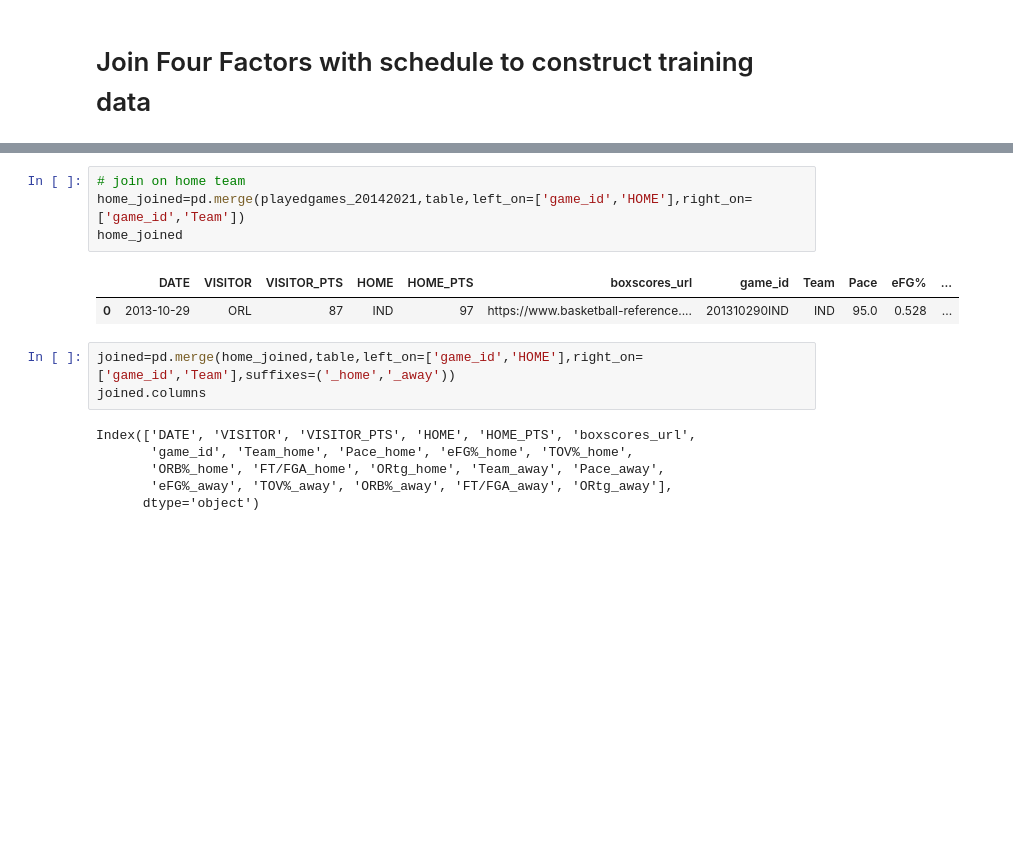
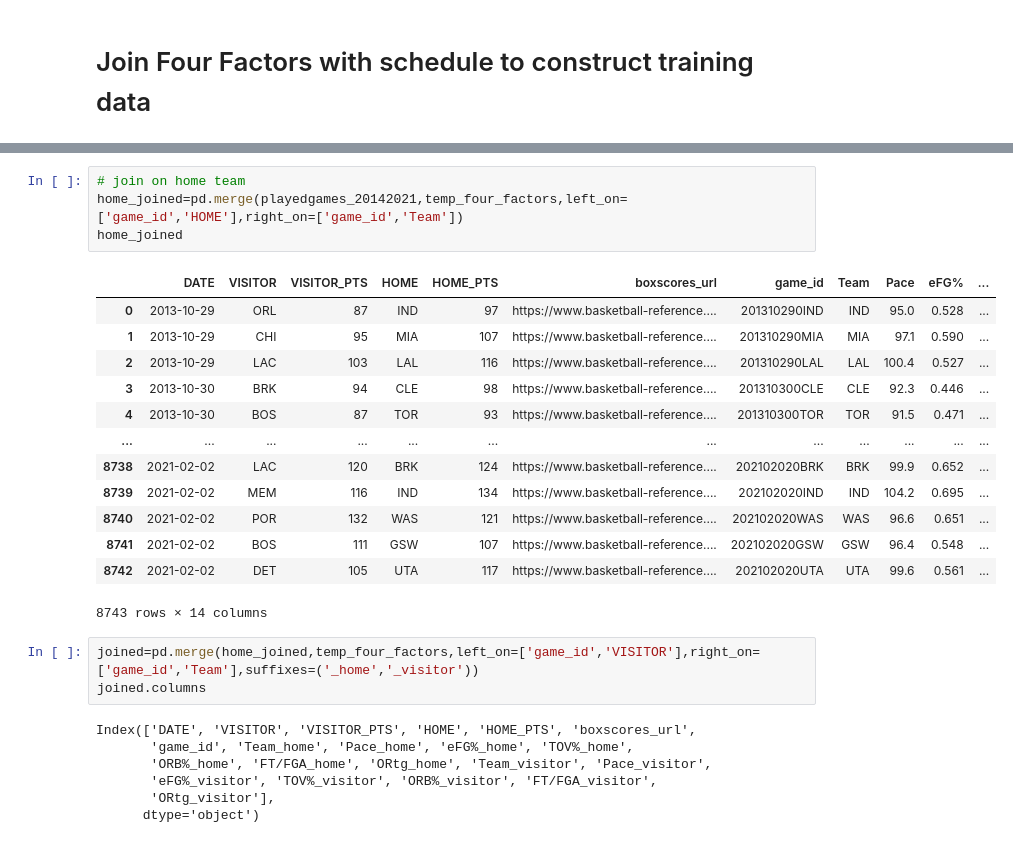
Before and after one commit to JJnotJimmyJohn/NBA_Score_Prediction, a Jupyter notebook: Data.ipynb, the cells around one changed output, grey strips where cells are left out. Saved outputs shown, nothing was run; the diff lists cells and outputs as text; blank space fills up the shorter version.

```diff
--- a/Data.ipynb
+++ b/Data.ipynb
@@ -192,18 +210,30 @@ print(bad_games)
 # %%
 # join on home team
-home_joined=pd.merge(playedgames_20142021,table,left_on=['game_id','HOME'],right_on=['game_id','Team'])
+home_joined=pd.merge(playedgames_20142021,temp_four_factors,left_on=['game_id','HOME'],right_on=['game_id','Team'])
 home_joined
 # %% [output]
 |  | DATE | VISITOR | VISITOR_PTS | HOME | HOME_PTS | boxscores_url | game_id | Team | Pace | eFG% | ... |
 | 0 | 2013-10-29 | ORL | 87 | IND | 97 | https://www.basketball-reference.... | 201310290IND | IND | 95.0 | 0.528 | ... |
+| 1 | 2013-10-29 | CHI | 95 | MIA | 107 | https://www.basketball-reference.... | 201310290MIA | MIA | 97.1 | 0.590 | ... |
+| 2 | 2013-10-29 | LAC | 103 | LAL | 116 | https://www.basketball-reference.... | 201310290LAL | LAL | 100.4 | 0.527 | ... |
+| 3 | 2013-10-30 | BRK | 94 | CLE | 98 | https://www.basketball-reference.... | 201310300CLE | CLE | 92.3 | 0.446 | ... |
+| 4 | 2013-10-30 | BOS | 87 | TOR | 93 | https://www.basketball-reference.... | 201310300TOR | TOR | 91.5 | 0.471 | ... |
+| ... | ... | ... | ... | ... | ... | ... | ... | ... | ... | ... | ... |
+| 8738 | 2021-02-02 | LAC | 120 | BRK | 124 | https://www.basketball-reference.... | 202102020BRK | BRK | 99.9 | 0.652 | ... |
+| 8739 | 2021-02-02 | MEM | 116 | IND | 134 | https://www.basketball-reference.... | 202102020IND | IND | 104.2 | 0.695 | ... |
+| 8740 | 2021-02-02 | POR | 132 | WAS | 121 | https://www.basketball-reference.... | 202102020WAS | WAS | 96.6 | 0.651 | ... |
+| 8741 | 2021-02-02 | BOS | 111 | GSW | 107 | https://www.basketball-reference.... | 202102020GSW | GSW | 96.4 | 0.548 | ... |
+| 8742 | 2021-02-02 | DET | 105 | UTA | 117 | https://www.basketball-reference.... | 202102020UTA | UTA | 99.6 | 0.561 | ... |
+8743 rows × 14 columns
 # %%
-joined=pd.merge(home_joined,table,left_on=['game_id','HOME'],right_on=['game_id','Team'],suffixes=('_home','_away'))
+joined=pd.merge(home_joined,temp_four_factors,left_on=['game_id','VISITOR'],right_on=['game_id','Team'],suffixes=('_home','_visitor'))
 joined.columns
 # %% [output]
 Index(['DATE', 'VISITOR', 'VISITOR_PTS', 'HOME', 'HOME_PTS', 'boxscores_url',
        'game_id', 'Team_home', 'Pace_home', 'eFG%_home', 'TOV%_home',
-       'ORB%_home', 'FT/FGA_home', 'ORtg_home', 'Team_away', 'Pace_away',
-       'eFG%_away', 'TOV%_away', 'ORB%_away', 'FT/FGA_away', 'ORtg_away'],
+       'ORB%_home', 'FT/FGA_home', 'ORtg_home', 'Team_visitor', 'Pace_visitor',
+       'eFG%_visitor', 'TOV%_visitor', 'ORB%_visitor', 'FT/FGA_visitor',
+       'ORtg_visitor'],
       dtype='object')
 # %%
 joined
```
Also changed, not shown: parts of 7 cells of this notebook, 1 other file.
